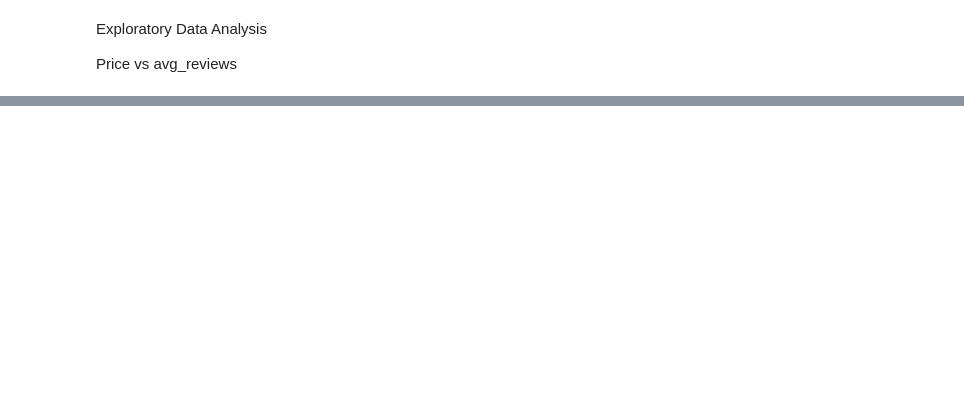
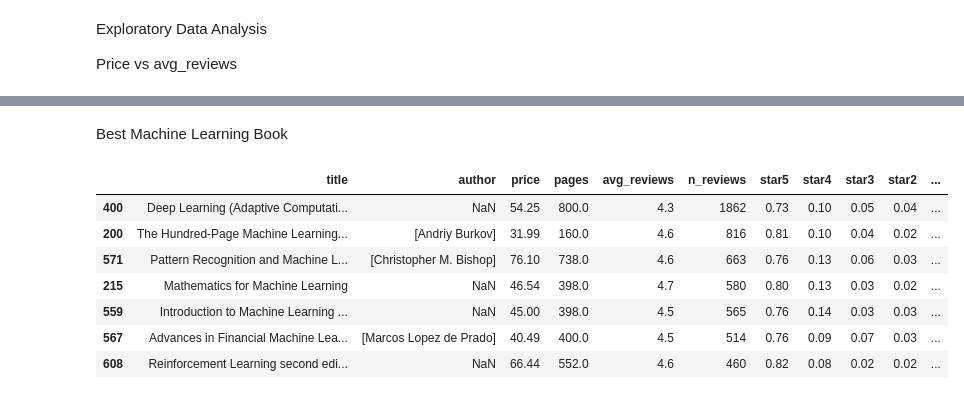
Before and after one commit to thisispawann/review_amazon_data_science_dataset_, a Jupyter notebook: amazon.ipynb, the cells around one changed output, grey strips where cells are left out. Drawn from its saved outputs; the diff is of its cells as text; code cells hidden in the pictures; blank space fills up the shorter version.

```diff
--- a/amazon.ipynb
+++ b/amazon.ipynb
@@ -48,0 +73,18 @@ ValueError: Mime type rendering requires nbformat>=4.2.0 but it is not installed
+# %% [markdown]
+Best Machine Learning Book
+# %%
+# select books based on title containing 'Machine Learning'
+ml_books = df[df['title'].str.contains('Machine Learning')]
+
+# ML books with most reviews and highest average rating
+best_ml_books = ml_books.nlargest(7, ['n_reviews', 'avg_reviews'])
+best_ml_books
+# %% [output]
+|  | title | author | price | pages | avg_reviews | n_reviews | star5 | star4 | star3 | star2 | ... |
+| 400 | Deep Learning (Adaptive Computati... | NaN | 54.25 | 800.0 | 4.3 | 1862 | 0.73 | 0.10 | 0.05 | 0.04 | ... |
+| 200 | The Hundred-Page Machine Learning... | [Andriy Burkov] | 31.99 | 160.0 | 4.6 | 816 | 0.81 | 0.10 | 0.04 | 0.02 | ... |
+| 571 | Pattern Recognition and Machine L... | [Christopher M. Bishop] | 76.10 | 738.0 | 4.6 | 663 | 0.76 | 0.13 | 0.06 | 0.03 | ... |
+| 215 | Mathematics for Machine Learning | NaN | 46.54 | 398.0 | 4.7 | 580 | 0.80 | 0.13 | 0.03 | 0.02 | ... |
+| 559 | Introduction to Machine Learning ... | NaN | 45.00 | 398.0 | 4.5 | 565 | 0.76 | 0.14 | 0.03 | 0.03 | ... |
+| 567 | Advances in Financial Machine Lea... | [Marcos Lopez de Prado] | 40.49 | 400.0 | 4.5 | 514 | 0.76 | 0.09 | 0.07 | 0.03 | ... |
+| 608 | Reinforcement Learning second edi... | NaN | 66.44 | 552.0 | 4.6 | 460 | 0.82 | 0.08 | 0.02 | 0.02 | ... |
```
Also changed, not shown: parts of 5 cells of this notebook.
